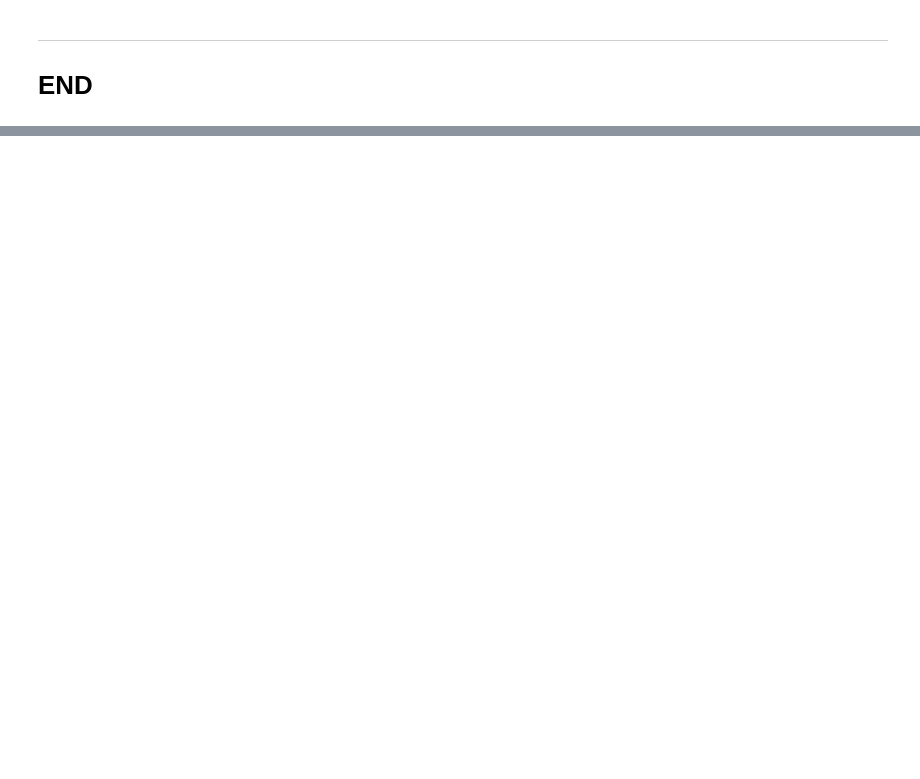
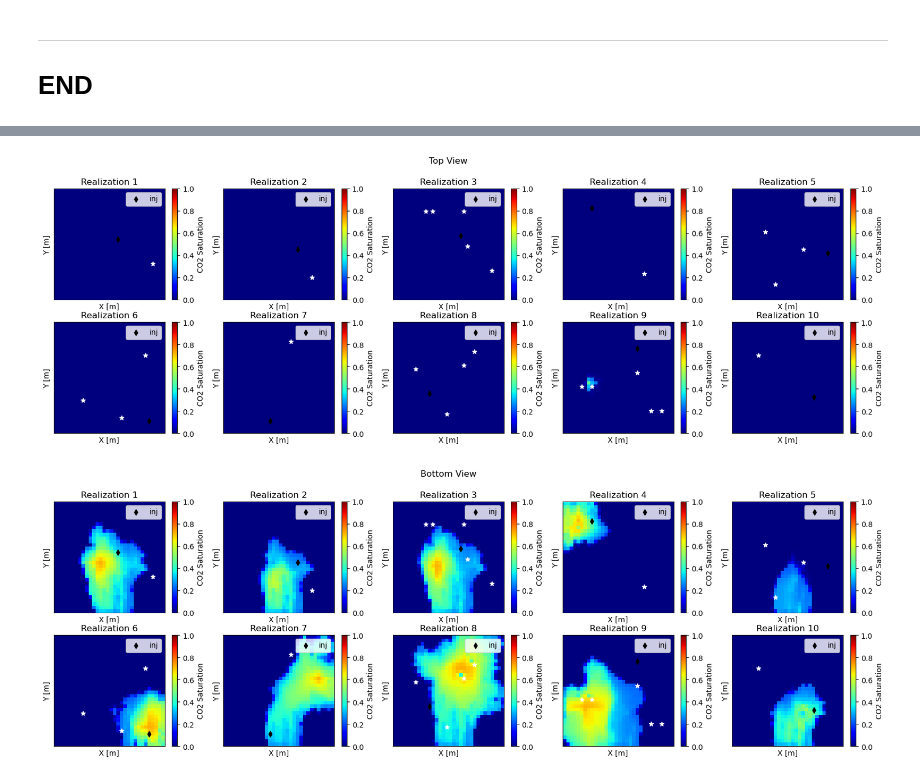
Before and after one commit to misaelmmorales/Placement-Control-Optim-CO2, a Jupyter notebook: CO2_placement_optim.ipynb, the cells around one changed output, grey strips where cells are left out. Saved outputs shown, nothing was run; the diff lists cells and outputs as text; code cells hidden in the pictures; blank space fills up the shorter version.

```diff
--- a/CO2_placement_optim.ipynb
+++ b/CO2_placement_optim.ipynb
@@ -29,0 +53,33 @@ plot_dynamic(saturation, logperm, well_locs, nrows=3, multiplier=10, cmap='jet',
+# %%
+fig, axs = plt.subplots(2, 5, figsize=(20, 6))
+k = 0
+for i in range(2):
+    for j in range(5):
+        monitorwell = pd.DataFrame(mon_locs[k][0], columns=['X','Y'])
+        im = axs[i,j].imshow(temp[k, -1]['s'][0][0][:,-1].reshape(5,32,32)[0].T, cmap='jet', vmin=0, vmax=1)
+        axs[i,j].scatter(inj_locs[k][0][0][0], inj_locs[k][0][0][1], marker='d', color='k', s=30, label='inj')
+        axs[i,j].scatter(monitorwell['Y'], monitorwell['X'], c='w', marker='*')
+        axs[i,j].set(xticks=[], yticks=[], title='Realization {}'.format(k+1), xlabel='X [m]', ylabel='Y [m]')
+        axs[i,j].legend()
+        plt.colorbar(im, label='CO2 Saturation')
+        k += 1
+plt.suptitle('Top View')
+plt.show()
+
+fig, axs = plt.subplots(2, 5, figsize=(20, 6))
+k = 0
+for i in range(2):
+    for j in range(5):
+        monitorwell = pd.DataFrame(mon_locs[k][0], columns=['X','Y'])
+        im = axs[i,j].imshow(temp[k, -1]['s'][0][0][:,-1].reshape(5,32,32)[-1].T, cmap='jet', vmin=0, vmax=1)
+        axs[i,j].scatter(inj_locs[k][0][0][0], inj_locs[k][0][0][1], marker='d', color='k', s=30, label='inj')
+        axs[i,j].scatter(monitorwell['Y'], monitorwell['X'], c='w', marker='*')
+        axs[i,j].set(xticks=[], yticks=[], title='Realization {}'.format(k+1), xlabel='X [m]', ylabel='Y [m]')
+        axs[i,j].legend()
+        plt.colorbar(im, label='CO2 Saturation')
+        k += 1
+plt.suptitle('Bottom View')
+plt.show()
+# %% [output]
+[figure, added]
+[figure, added]
```
Also changed, not shown: parts of 14 cells of this notebook, 4 other files.
